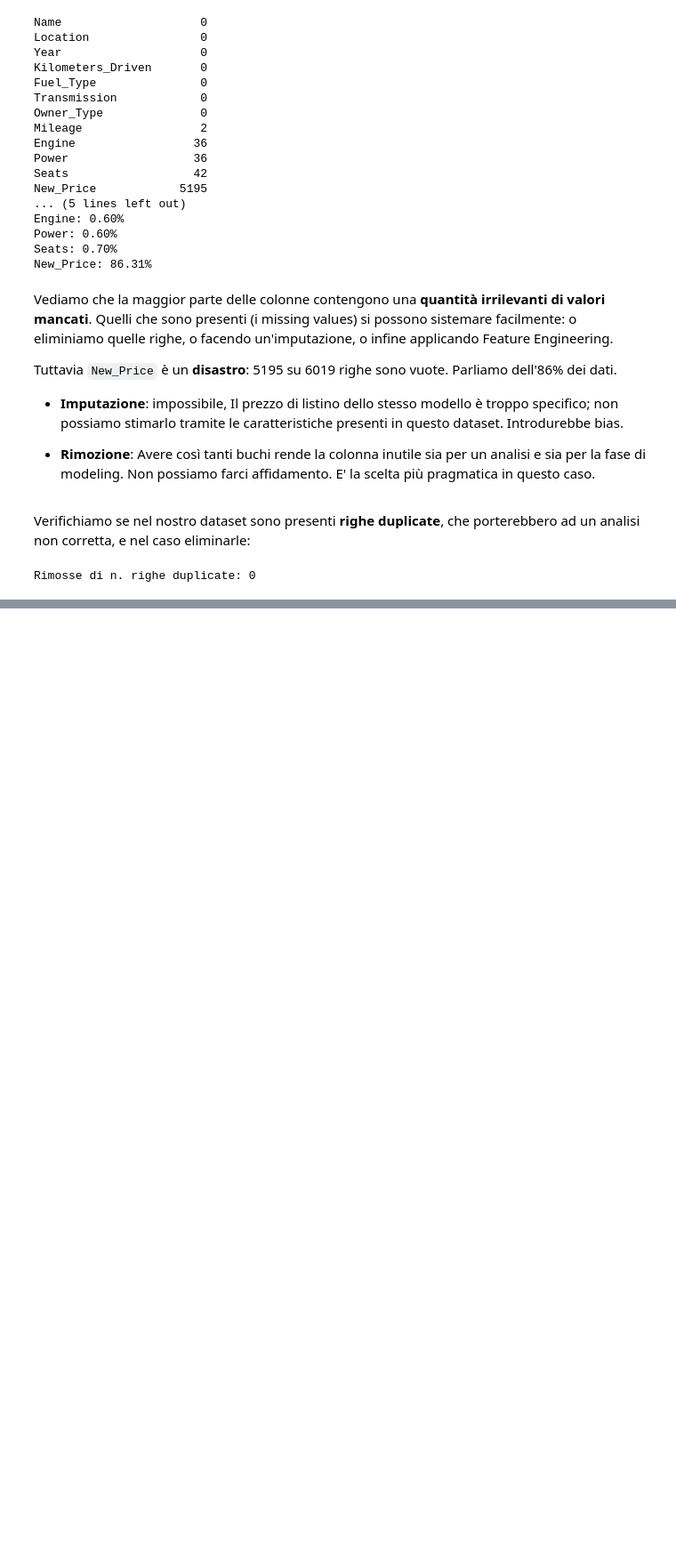
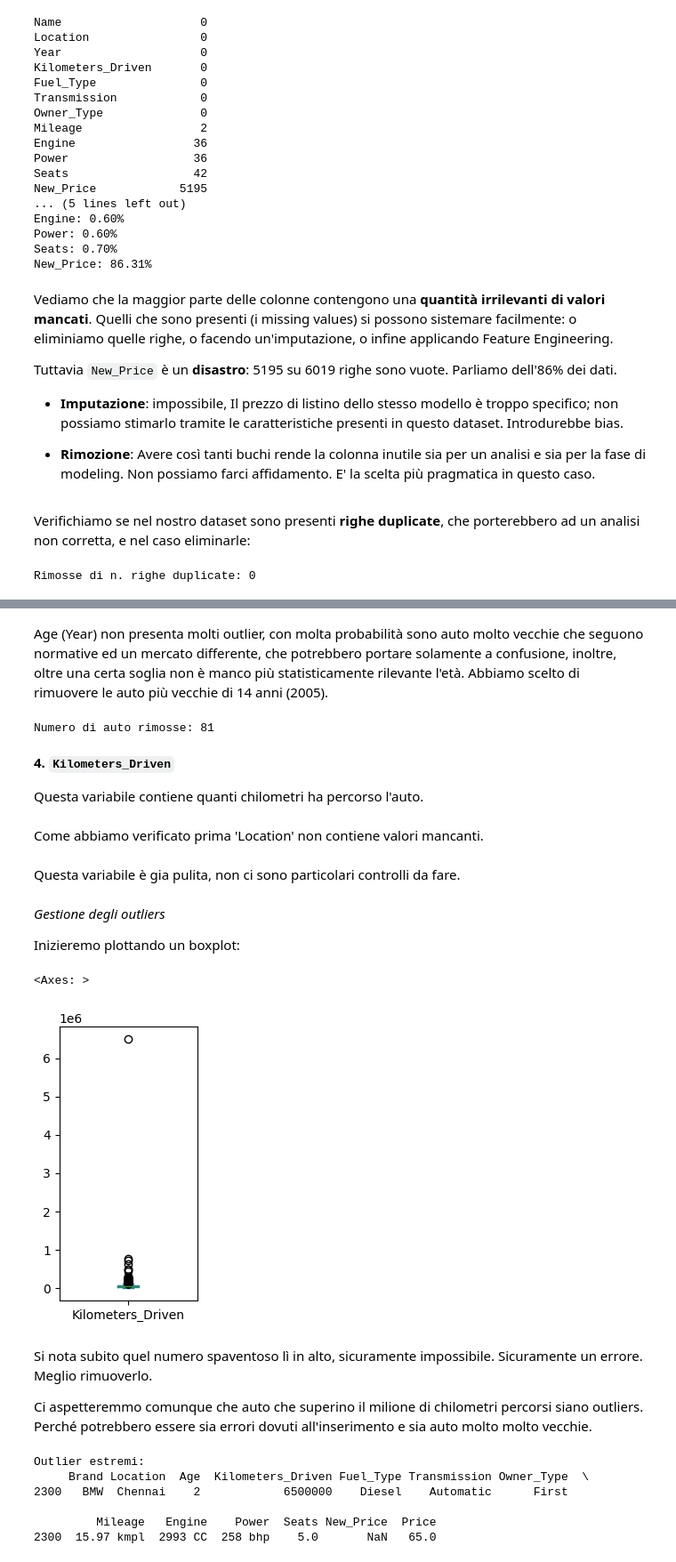
Before and after one commit to fragreco04/progetto-fad-2526, a Jupyter notebook: notebooks/completed/project.ipynb, the cells around one changed output, grey strips where cells are left out. Shown at 89% size. Drawn from its saved outputs; the diff is of its cells as text; code cells hidden in the pictures; blank space fills up the shorter version.

```diff
--- a/notebooks/completed/project.ipynb
+++ b/notebooks/completed/project.ipynb
@@ -170,0 +345,46 @@ Adesso eseguiremo **per ogni caratterisitca** un processo di Data Cleaning che i
+# %% [markdown]
+Age (Year) non presenta molti outlier, con molta probabilità sono auto molto vecchie che seguono normative ed un mercato differente, che potrebbero portare solamente a confusione, inoltre, oltre una certa soglia non è manco più statisticamente rilevante l'età. Abbiamo scelto di rimuovere le auto più vecchie di 14 anni (2005).
+# %%
+threshold = 14
+auto_vecchie = df[df['Age'] > threshold]
+
+df = df[df['Age'] <= threshold]
+df.reset_index(drop=True, inplace=True)
+
+print(f"Numero di auto rimosse: {len(auto_vecchie)}")
+# %% [output]
+Numero di auto rimosse: 81
+# %% [markdown]
+**4. `Kilometers_Driven`**
+
+Questa variabile contiene quanti chilometri ha percorso l'auto.
+# %% [markdown]
+Come abbiamo verificato prima 'Location' non contiene valori mancanti.
+# %% [markdown]
+Questa variabile è gia pulita, non ci sono particolari controlli da fare.
+# %% [markdown]
+*Gestione degli outliers*
+
+Inizieremo plottando un boxplot:
+# %%
+df['Kilometers_Driven'].plot.box(figsize=(2,4))
+# %% [output]
+<Axes: >
+[figure, added]
+# %% [markdown]
+Si nota subito quel numero spaventoso lì in alto, sicuramente impossibile. Sicuramente un errore. Meglio rimuoverlo.
+
+Ci aspetteremmo comunque che auto che superino il milione di chilometri percorsi siano outliers. Perché potrebbero essere sia errori dovuti all'inserimento e sia auto molto molto vecchie.
+# %%
+print("Outlier estremi:")
+print(df[df['Kilometers_Driven'] >= 1000000])
+
+df = df[df['Kilometers_Driven'] < 1000000]
+df.reset_index(drop=True, inplace=True)
+# %% [output]
+Outlier estremi:
+     Brand Location  Age  Kilometers_Driven Fuel_Type Transmission Owner_Type  \
+2300   BMW  Chennai    2            6500000    Diesel    Automatic      First
+
+         Mileage   Engine    Power  Seats New_Price  Price
+2300  15.97 kmpl  2993 CC  258 bhp    5.0       NaN   65.0
```
Also changed, not shown: parts of 127 cells of this notebook, 1 other file.
